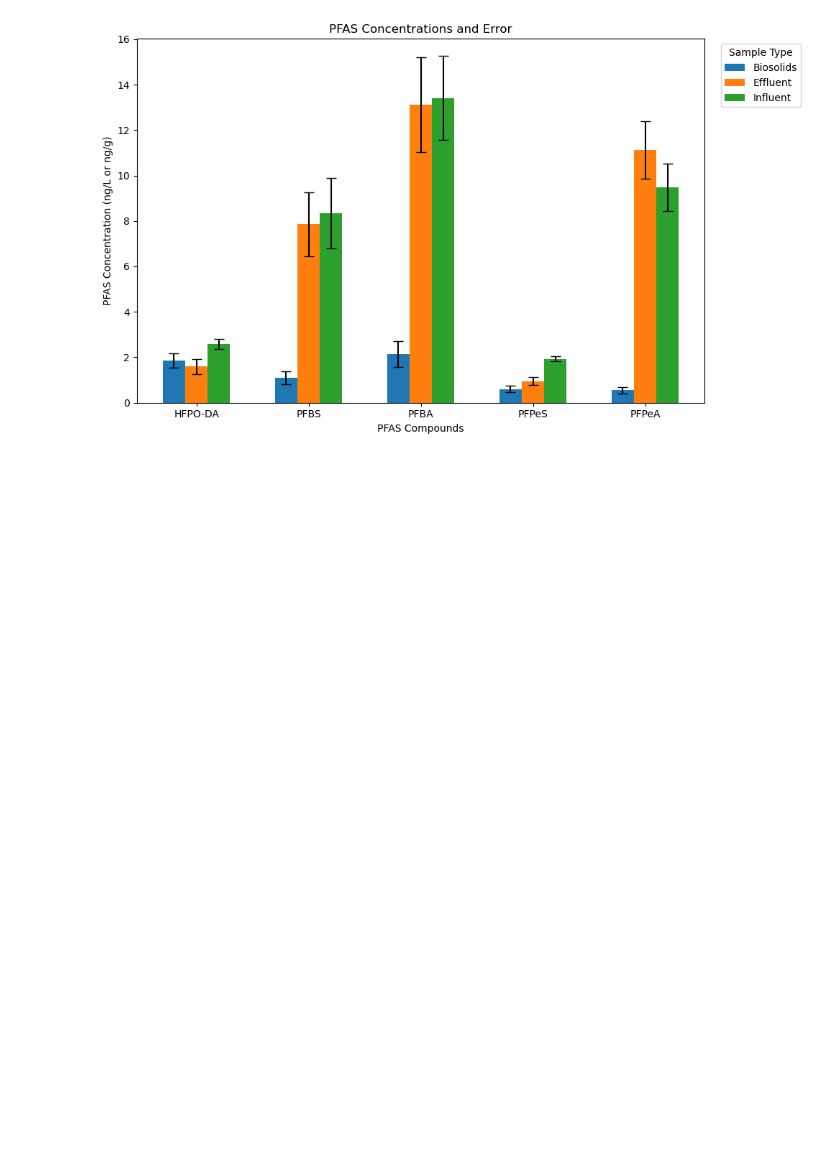
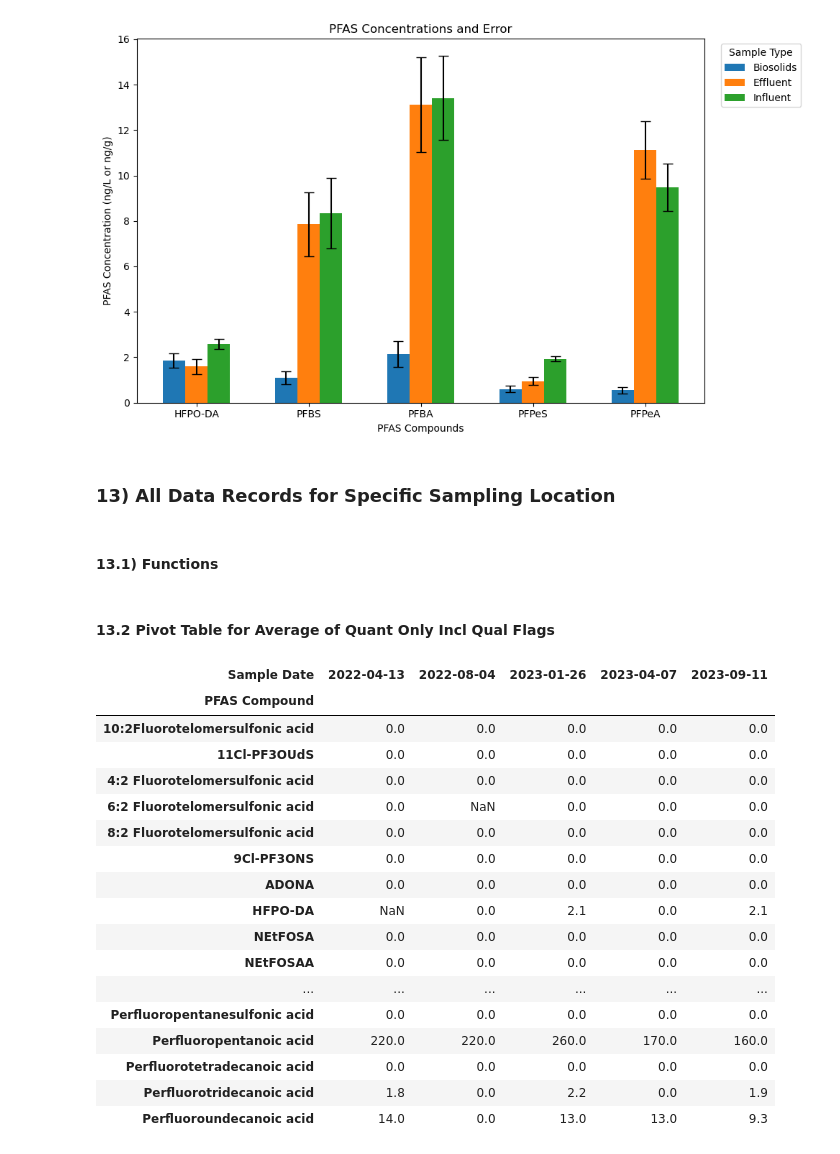
Before and after one commit to Clean-Water-Services/Jupyter-Notebooks, a Jupyter notebook: PFAS_Toolbox.ipynb, the cells around one changed output. Cells and saved outputs as stored; diff of their text form; code cells hidden in the pictures; blank space fills up the shorter version.

```diff
--- a/PFAS_Toolbox.ipynb
+++ b/PFAS_Toolbox.ipynb
@@ -2041,3 +2038,7 @@ error_pivot_table=error_Pivot
 create_grouped_bar_chart_with_errors(avg_pivot_table=avg_pivot_table, error_pivot_table=error_pivot_table, title='PFAS Concentrations and Error', ylabel='PFAS Concentration (ng/L or ng/g)', figsize=None)
 # %% [output]
 [figure]
+# %% [markdown]
+### 13) All Data Records for Specific Sampling Location
+# %% [markdown]
+#### 13.1) Functions
@@ -2043,0 +2119,33 @@ create_grouped_bar_chart_with_errors(avg_pivot_table=avg_pivot_table, error_pivo
+# %% [markdown]
+#### 13.2 Pivot Table for Average of Quant Only Incl Qual Flags
+# %%
+#value_column (str, optional): The column to use as pivot table values (default is 'Quant Incl Estimates Incl Qual Flags').
+value_column='Quant Only Incl Qual Flags'
+# Filter criteria
+#filter_qual_summary (list of str, optional): List of 'Qual Summary (Grade for filtering)' values to filter the data (default is None).
+filter_qual_summary = ['Good','Probably Ok','']
+# filter_sample_location (list of str, optional): List of 'Sample Location' values to filter the data (default is None).
+filter_sample_location=['Jireh Semiconductor Inc']
+
+
+quant_pivot=create_custom_pivot_table(data_df,value_column=value_column, filter_qual_summary=filter_qual_summary, start_date=None, end_date=None, filter_pfas_compounds=None, filter_sample_location=filter_sample_location)
+quant_pivot
+# %% [output]
+| Sample Date | 2022-04-13 | 2022-08-04 | 2023-01-26 | 2023-04-07 | 2023-09-11 |
+| PFAS Compound |  |  |  |  |  |
+| 10:2Fluorotelomersulfonic acid | 0.0 | 0.0 | 0.0 | 0.0 | 0.0 |
+| 11Cl-PF3OUdS | 0.0 | 0.0 | 0.0 | 0.0 | 0.0 |
+| 4:2 Fluorotelomersulfonic acid | 0.0 | 0.0 | 0.0 | 0.0 | 0.0 |
+| 6:2 Fluorotelomersulfonic acid | 0.0 | NaN | 0.0 | 0.0 | 0.0 |
+| 8:2 Fluorotelomersulfonic acid | 0.0 | 0.0 | 0.0 | 0.0 | 0.0 |
+| 9Cl-PF3ONS | 0.0 | 0.0 | 0.0 | 0.0 | 0.0 |
+| ADONA | 0.0 | 0.0 | 0.0 | 0.0 | 0.0 |
+| HFPO-DA | NaN | 0.0 | 2.1 | 0.0 | 2.1 |
+| NEtFOSA | 0.0 | 0.0 | 0.0 | 0.0 | 0.0 |
+| NEtFOSAA | 0.0 | 0.0 | 0.0 | 0.0 | 0.0 |
+| ... | ... | ... | ... | ... | ... |
+| Perfluoropentanesulfonic acid | 0.0 | 0.0 | 0.0 | 0.0 | 0.0 |
+| Perfluoropentanoic acid | 220.0 | 220.0 | 260.0 | 170.0 | 160.0 |
+| Perfluorotetradecanoic acid | 0.0 | 0.0 | 0.0 | 0.0 | 0.0 |
+| Perfluorotridecanoic acid | 1.8 | 0.0 | 2.2 | 0.0 | 1.9 |
+| Perfluoroundecanoic acid | 14.0 | 0.0 | 13.0 | 13.0 | 9.3 |
```
Also changed, not shown: parts of 26 cells of this notebook.
